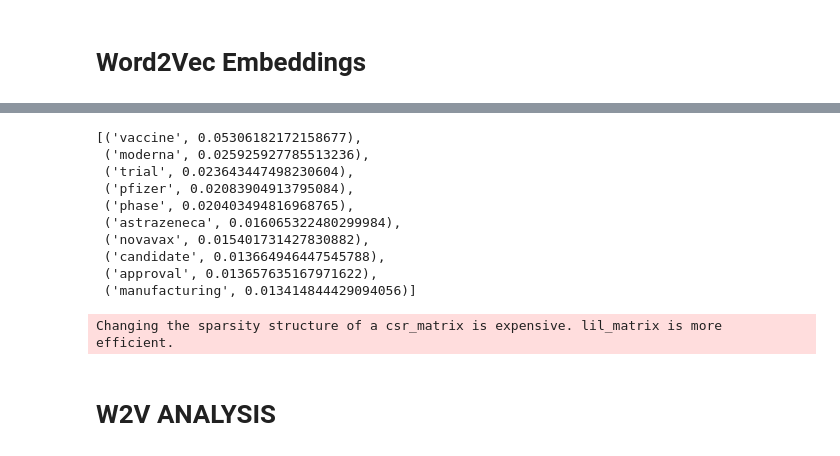
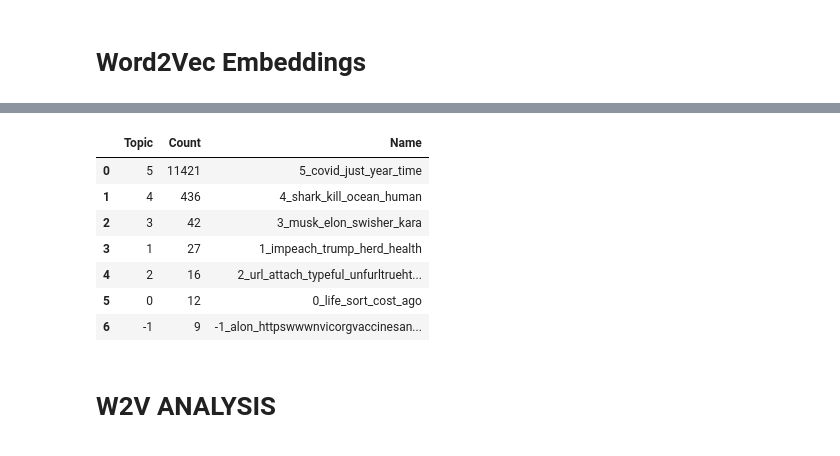
Before and after one commit to zain711/dcipher, a Jupyter notebook: vaccines.ipynb, the cells around one changed output, grey strips where cells are left out. Saved outputs shown, nothing was run; the diff lists cells and outputs as text; code cells hidden in the pictures.

```diff
--- a/vaccines.ipynb
+++ b/vaccines.ipynb
@@ -230,18 +236,14 @@ topic_model.get_topic_freq().head(10)
-# %%
-topic_model.get_topic(337)
-# %% [output]
-[('vaccine', 0.05306182172158677),
- ('moderna', 0.025925927785513236),
- ('trial', 0.023643447498230604),
- ('pfizer', 0.02083904913795084),
- ('phase', 0.020403494816968765),
- ('astrazeneca', 0.016065322480299984),
- ('novavax', 0.015401731427830882),
- ('candidate', 0.013664946447545788),
- ('approval', 0.013657635167971622),
- ('manufacturing', 0.013414844429094056)]
+# %%
+topic_model.get_topic_info()
+# %% [output]
+|  | Topic | Count | Name |
+| 0 | 5 | 11421 | 5_covid_just_year_time |
+| 1 | 4 | 436 | 4_shark_kill_ocean_human |
+| 2 | 3 | 42 | 3_musk_elon_swisher_kara |
+| 3 | 1 | 27 | 1_impeach_trump_herd_health |
+| 4 | 2 | 16 | 2_url_attach_typeful_unfurltrueht... |
+| 5 | 0 | 12 | 0_life_sort_cost_ago |
+| 6 | -1 | 9 | -1_alon_httpswwwnvicorgvaccinesan... |
 # %%
-topic_model.save('/content/drive/My Drive/word2vec_90dcold')
+topic_model.save('/content/drive/My Drive/word2vec_90token')
-# %% [output]
-Changing the sparsity structure of a csr_matrix is expensive. lil_matrix is more efficient.
 # %%
```
Also changed, not shown: parts of 42 cells of this notebook.
